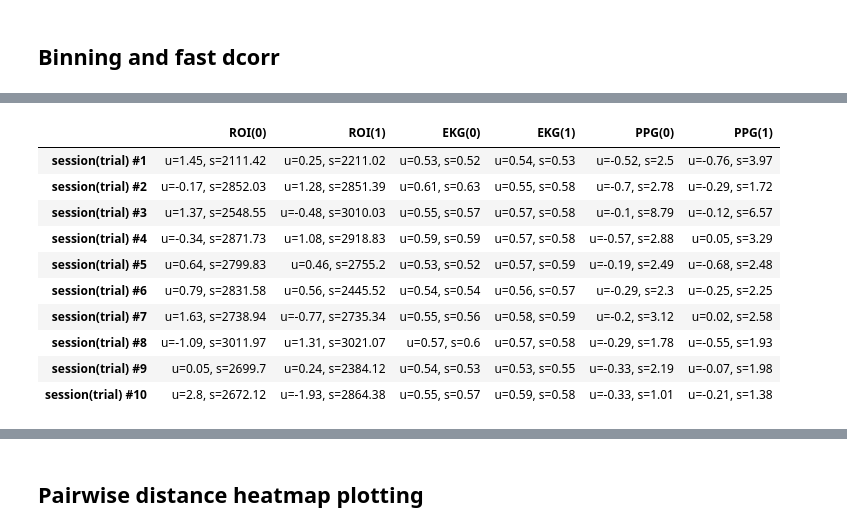
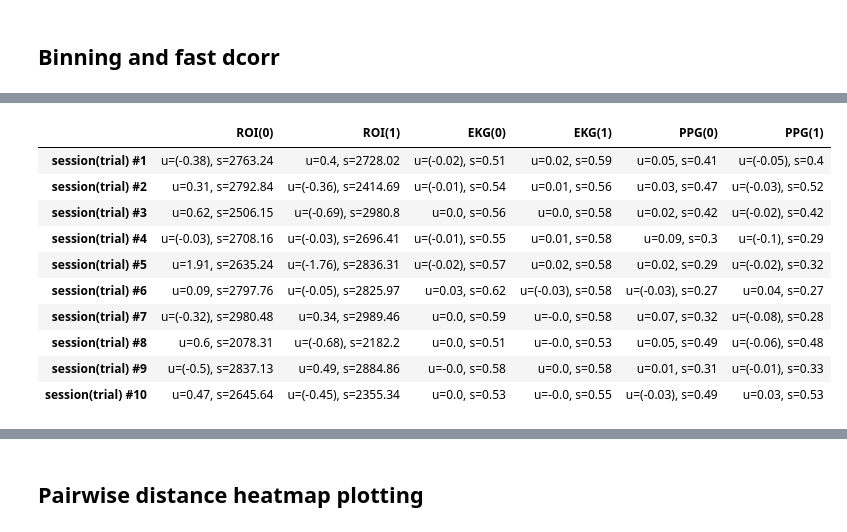
Before and after one commit to jshinm/hologram-biometric-signal-parsing, a Jupyter notebook: MindX_dataloader.ipynb, the cells around one changed output, grey strips where cells are left out. Drawn from its saved outputs; the diff is of its cells as text; code cells hidden in the pictures.

```diff
--- a/MindX_dataloader.ipynb
+++ b/MindX_dataloader.ipynb
@@ -545,12 +509,9 @@ if False:
     col = [f'Column #{i+1}' for i in range(10)] + ['Labels']
     for j, char in enumerate(tqdm(['ROI', 'EKG', 'PPG'])):
         for i in tqdm(range(10),leave=False):
-            fname = f'pairplot_{char}_{i}.png'
+            fname = dirpathimg + f'pairplot/pairplot_{char}_{i}.png'
             if os.path.exists(fname):
                 pass
-            # if j < 2:
-            #     print(f'{char}_{i}_passed')
-            #     pass
             else:
                 fig, ax = plt.subplots(1,1)
                 ax = sns.set(rc={'axes.facecolor':'cornflowerblue', 'axes.grid':'False'});#, 'figure.facecolor':'cornflowerblue'
@@ -563,31 +524,38 @@ if False:
                 plt.close(fig)
                 gc.collect()
 # %%
+# mean variance table
 col = [f'Column #{i+1}' for i in range(10)] + ['Labels']
 col_m = ['ROI(0)', 'ROI(1)','EKG(0)', 'EKG(1)','PPG(0)', 'PPG(1)']
+col = ['Value', 'Labels']
 
 df_mean = pd.DataFrame(columns=col_m)
+
+def check_neg(num):
+    if num < 0:
+        return f'({num})'
+    return num
 
 for i in range(10):
     temp = [[]]
     for j in range(3):
-        temp_df = pd.DataFrame(np.column_stack([newX[i][:,:,j], newY[i]]), columns=col).groupby('Labels')
-        mu = round(temp_df.mean().mean(axis=1),2)
-        sig = round(temp_df.var().mean(axis=1),2)
-        temp[0].append(f'u={mu[0]}, s={sig[0]}')
-        temp[0].append(f'u={mu[1]}, s={sig[1]}')
+        temp_df = pd.DataFrame(np.column_stack([newX[i][:,:,j].mean(axis=1), newY[i]]), columns=col).groupby('Labels')
+        mu = round(temp_df.mean(),2)
+        sig = round(temp_df.var(),2)
+        temp[0].append(f'u={check_neg(mu.iloc[0][0])}, s={check_neg(sig.iloc[0][0])}')
+        temp[0].append(f'u={check_neg(mu.iloc[1][0])}, s={check_neg(sig.iloc[1][0])}')
     df_mean = df_mean.append(pd.DataFrame(np.array(temp), columns=col_m, index=[f'session(trial) #{i+1}']))
+
+df_mean
+# %% [output]
+|  | ROI(0) | ROI(1) | EKG(0) | EKG(1) | PPG(0) | PPG(1) |
+| session(trial) #1 | u=(-0.38), s=2763.24 | u=0.4, s=2728.02 | u=(-0.02), s=0.51 | u=0.02, s=0.59 | u=0.05, s=0.41 | u=(-0.05), s=0.4 |
+| session(trial) #2 | u=0.31, s=2792.84 | u=(-0.36), s=2414.69 | u=(-0.01), s=0.54 | u=0.01, s=0.56 | u=0.03, s=0.47 | u=(-0.03), s=0.52 |
+| session(trial) #3 | u=0.62, s=2506.15 | u=(-0.69), s=2980.8 | u=0.0, s=0.56 | u=0.0, s=0.58 | u=0.02, s=0.42 | u=(-0.02), s=0.42 |
+| session(trial) #4 | u=(-0.03), s=2708.16 | u=(-0.03), s=2696.41 | u=(-0.01), s=0.55 | u=0.01, s=0.58 | u=0.09, s=0.3 | u=(-0.1), s=0.29 |
+| session(trial) #5 | u=1.91, s=2635.24 | u=(-1.76), s=2836.31 | u=(-0.02), s=0.57 | u=0.02, s=0.58 | u=0.02, s=0.29 | u=(-0.02), s=0.32 |
+| session(trial) #6 | u=0.09, s=2797.76 | u=(-0.05), s=2825.97 | u=0.03, s=0.62 | u=(-0.03), s=0.58 | u=(-0.03), s=0.27 | u=0.04, s=0.27 |
+| session(trial) #7 | u=(-0.32), s=2980.48 | u=0.34, s=2989.46 | u=0.0, s=0.59 | u=-0.0, s=0.58 | u=0.07, s=0.32 | u=(-0.08), s=0.28 |
+| session(trial) #8 | u=0.6, s=2078.31 | u=(-0.68), s=2182.2 | u=0.0, s=0.51 | u=-0.0, s=0.53 | u=0.05, s=0.49 | u=(-0.06), s=0.48 |
+| session(trial) #9 | u=(-0.5), s=2837.13 | u=0.49, s=2884.86 | u=-0.0, s=0.58 | u=0.0, s=0.58 | u=0.01, s=0.31 | u=(-0.01), s=0.33 |
+| session(trial) #10 | u=0.47, s=2645.64 | u=(-0.45), s=2355.34 | u=0.0, s=0.53 | u=-0.0, s=0.55 | u=(-0.03), s=0.49 | u=0.03, s=0.53 |
-# %%
-df_mean
-# %% [output]
-|  | ROI(0) | ROI(1) | EKG(0) | EKG(1) | PPG(0) | PPG(1) |
-| session(trial) #1 | u=1.45, s=2111.42 | u=0.25, s=2211.02 | u=0.53, s=0.52 | u=0.54, s=0.53 | u=-0.52, s=2.5 | u=-0.76, s=3.97 |
-| session(trial) #2 | u=-0.17, s=2852.03 | u=1.28, s=2851.39 | u=0.61, s=0.63 | u=0.55, s=0.58 | u=-0.7, s=2.78 | u=-0.29, s=1.72 |
-| session(trial) #3 | u=1.37, s=2548.55 | u=-0.48, s=3010.03 | u=0.55, s=0.57 | u=0.57, s=0.58 | u=-0.1, s=8.79 | u=-0.12, s=6.57 |
-| session(trial) #4 | u=-0.34, s=2871.73 | u=1.08, s=2918.83 | u=0.59, s=0.59 | u=0.57, s=0.58 | u=-0.57, s=2.88 | u=0.05, s=3.29 |
-| session(trial) #5 | u=0.64, s=2799.83 | u=0.46, s=2755.2 | u=0.53, s=0.52 | u=0.57, s=0.59 | u=-0.19, s=2.49 | u=-0.68, s=2.48 |
-| session(trial) #6 | u=0.79, s=2831.58 | u=0.56, s=2445.52 | u=0.54, s=0.54 | u=0.56, s=0.57 | u=-0.29, s=2.3 | u=-0.25, s=2.25 |
-| session(trial) #7 | u=1.63, s=2738.94 | u=-0.77, s=2735.34 | u=0.55, s=0.56 | u=0.58, s=0.59 | u=-0.2, s=3.12 | u=0.02, s=2.58 |
-| session(trial) #8 | u=-1.09, s=3011.97 | u=1.31, s=3021.07 | u=0.57, s=0.6 | u=0.57, s=0.58 | u=-0.29, s=1.78 | u=-0.55, s=1.93 |
-| session(trial) #9 | u=0.05, s=2699.7 | u=0.24, s=2384.12 | u=0.54, s=0.53 | u=0.53, s=0.55 | u=-0.33, s=2.19 | u=-0.07, s=1.98 |
-| session(trial) #10 | u=2.8, s=2672.12 | u=-1.93, s=2864.38 | u=0.55, s=0.57 | u=0.59, s=0.58 | u=-0.33, s=1.01 | u=-0.21, s=1.38 |
```
Also changed, not shown: parts of 63 cells of this notebook.
